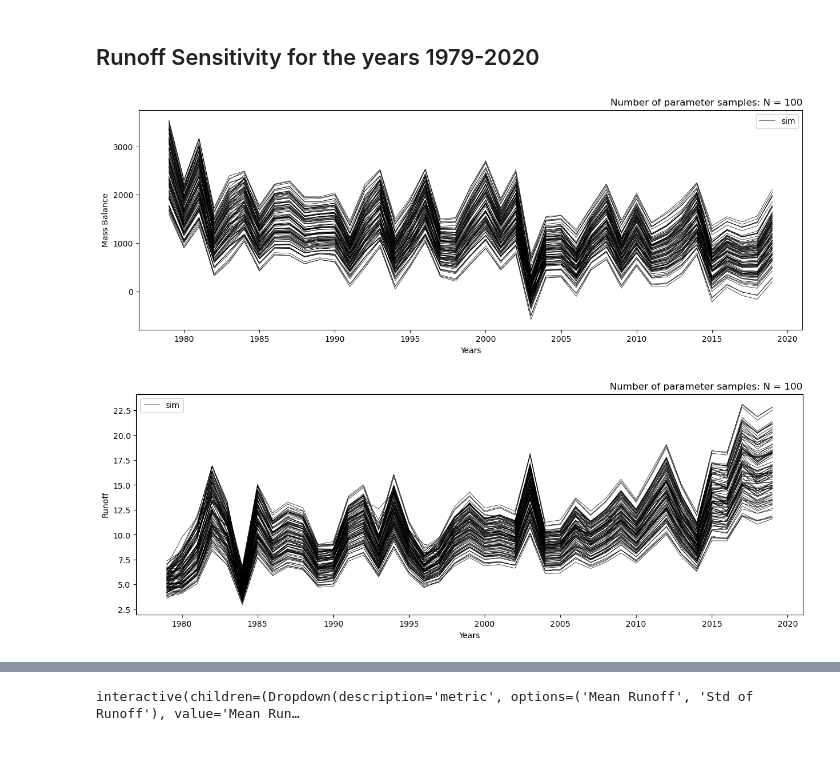
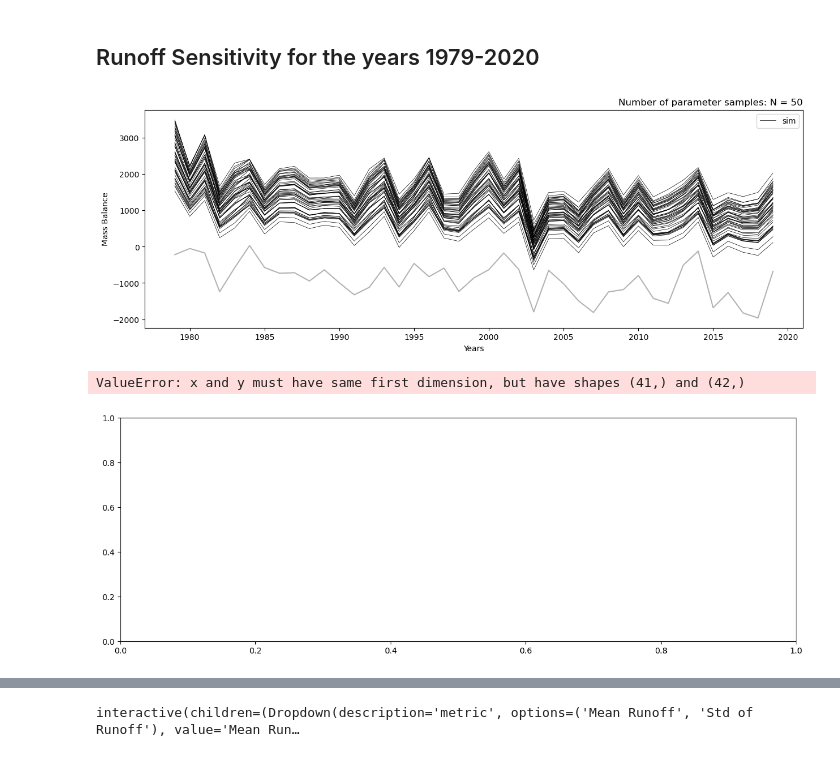
Before and after one commit to chloe-hancock/oggm, a Jupyter notebook: oggm/sandbox/notebooks/sensitvity_SAFE/safe_and_oggm.ipynb, the cells around one changed output, grey strips where cells are left out. Drawn from its saved outputs; the diff is of its cells as text; code cells hidden in the pictures.

Commit message:
Updated version of safe_and_oggm to include just the runoff

```diff
--- a/oggm/sandbox/notebooks/sensitvity_SAFE/safe_and_oggm.ipynb
+++ b/oggm/sandbox/notebooks/sensitvity_SAFE/safe_and_oggm.ipynb
@@ -743,8 +784,10 @@ for i in range(M):
 
 samp_strat = 'lhs'
 
-N = 100 # Number of samples
+N = 50 # Number of samples
 X = AAT_sampling(samp_strat, M, distr_fun, distr_par, N) # Generate the samples
 
-out  = model_execution_mo(oggm_sim, X, gdir_hef, True, ExtraArgOut=True, NumberArgOut=2) # Execute the model for all samples - note: takes around 5-10 mins with N=1000
+# cfg.PARAMS['use_multiprocessing']=False
+
+out = model_execution(oggm_sim, X, gdir_hef)
 # %% [output]
@@ -768,3 +806,0 @@ out  = model_execution_mo(oggm_sim, X, gdir_hef, True, ExtraArgOut=True, NumberA
-# %%
-mass_balance_sim = out[:,0]
-runoff_sim = out[:,1]
@@ -773,27 +832,28 @@ runoff_sim = out[:,1]
 # %%
 # Plot Monte Carlo (MC) simulations results for the Runoff and compare with data:
 plt.figure(figsize=[15,5])
 for j in range(mass_balance_sim.shape[0]):
     plt.plot(mbdf.index.values, mass_balance_sim[j], linewidth = 0.5, color = 'k')
-# plt.plot(mbdf.index.values, np.transpose(mass_balance_sim), 'k', linewidth = 0.5)
+mbdf['in_situ_mb'] = gdir_hef.get_ref_mb_data()['ANNUAL_BALANCE']
+plt.plot(mbdf['in_situ_mb'], color=[0.7,0.7,0.7], label='obs')
 plt.ylabel('Mass Balance'); plt.xlabel('Years')
 plt.legend(['sim'])
 plt.title("Number of parameter samples: N = %d" % N, loc='right')
 plt.show()
 # %% [output]
-[figure, old version]
+[figure, new version]
 # %%
 # Plot Monte Carlo (MC) simulations results for the Runoff and compare with data:
 plt.figure(figsize=[15,5])
 for j in range(runoff_sim.shape[0]):
     plt.plot(mbdf.index.values, runoff_sim[j], linewidth = 0.5, color ='k')
-# plt.plot(mbdf.index.values, np.transpose(runoff_sim), 'k', linewidth = 0.5)
 plt.ylabel('Runoff'); plt.xlabel('Years')
 plt.legend(['sim'])
 plt.title("Number of parameter samples: N = %d" % N, loc='right')
 plt.show()
 # %% [output]
+ValueError: x and y must have same first dimension, but have shapes (41,) and (42,)
-[figure, old version]
+[figure, new version]
 # %%
 # Also colour mapping (retrospectively) based on temp_bias values
 import matplotlib.pyplot as plt
```
Also changed, not shown: parts of 42 cells of this notebook, 3 other files.
